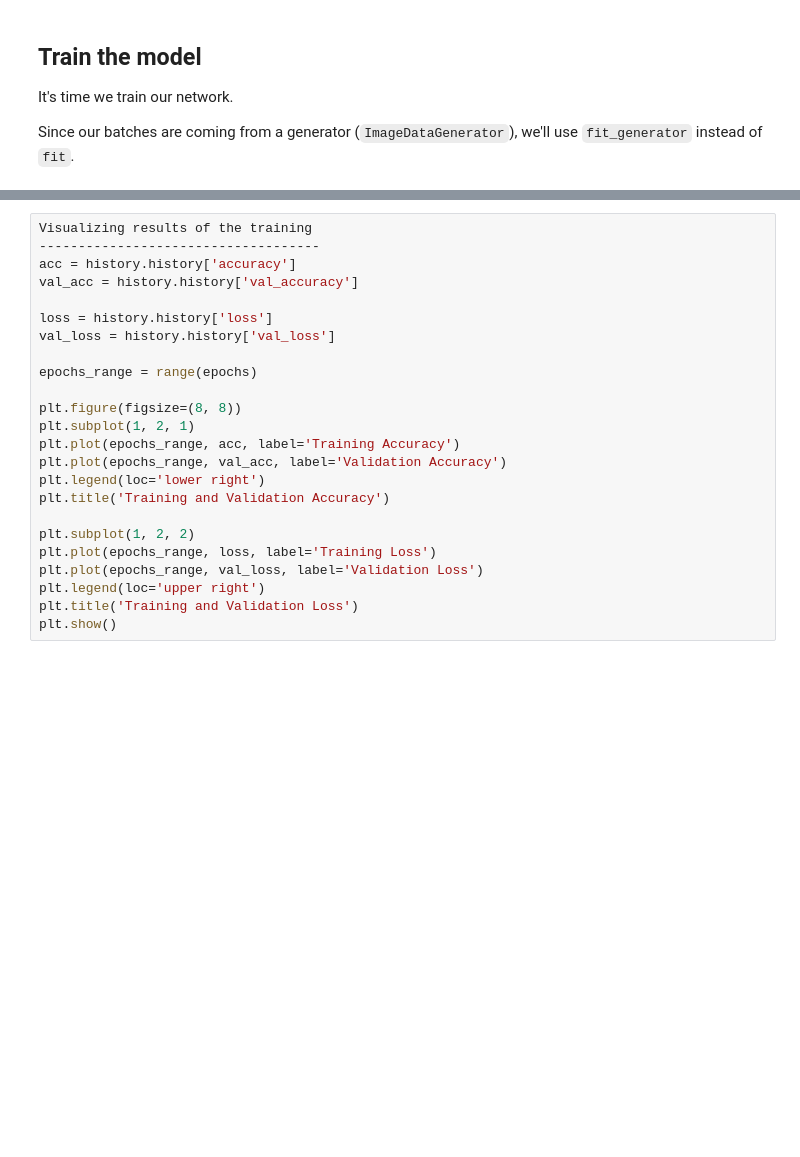
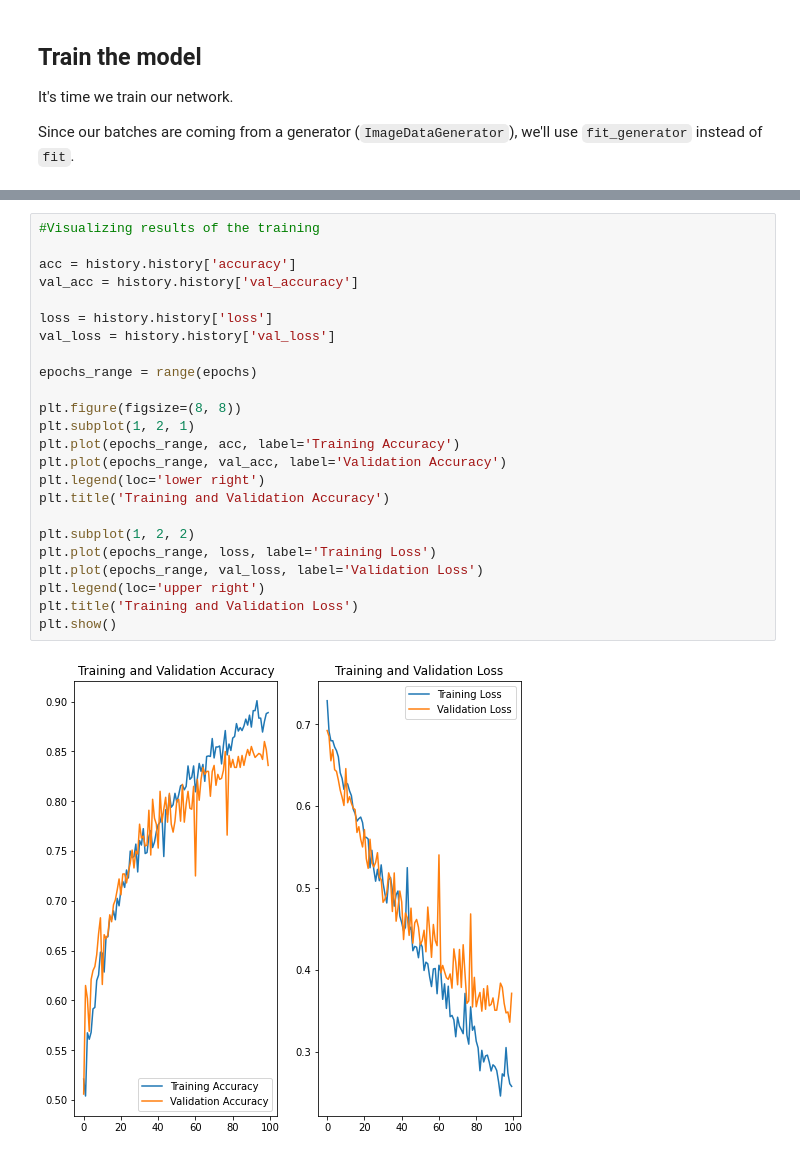
Before and after one commit to RamEppala/Image-Classification-Color---Image-Augmentation---Drop-Out, a Jupyter notebook: Image Classification (Color) - CNN - Image Augmentation and Dropout .ipynb, the cells around one changed output, grey strips where cells are left out. Cells and saved outputs as stored; diff of their text form; blank space fills up the shorter version.

```diff
--- a/Image Classification (Color) - CNN - Image Augmentation and Dropout .ipynb
+++ b/Image Classification (Color) - CNN - Image Augmentation and Dropout .ipynb
@@ -367,24 +482,26 @@ history = model.fit_generator(
 # %%
-Visualizing results of the training
-------------------------------------
+#Visualizing results of the training
+
 acc = history.history['accuracy']
 val_acc = history.history['val_accuracy']
 
 loss = history.history['loss']
 val_loss = history.history['val_loss']
 
 epochs_range = range(epochs)
 
 plt.figure(figsize=(8, 8))
 plt.subplot(1, 2, 1)
 plt.plot(epochs_range, acc, label='Training Accuracy')
 plt.plot(epochs_range, val_acc, label='Validation Accuracy')
 plt.legend(loc='lower right')
 plt.title('Training and Validation Accuracy')
 
 plt.subplot(1, 2, 2)
 plt.plot(epochs_range, loss, label='Training Loss')
 plt.plot(epochs_range, val_loss, label='Validation Loss')
 plt.legend(loc='upper right')
 plt.title('Training and Validation Loss')
 plt.show()
+# %% [output]
+[figure, added]
```
Also changed, not shown: parts of 19 cells of this notebook.
